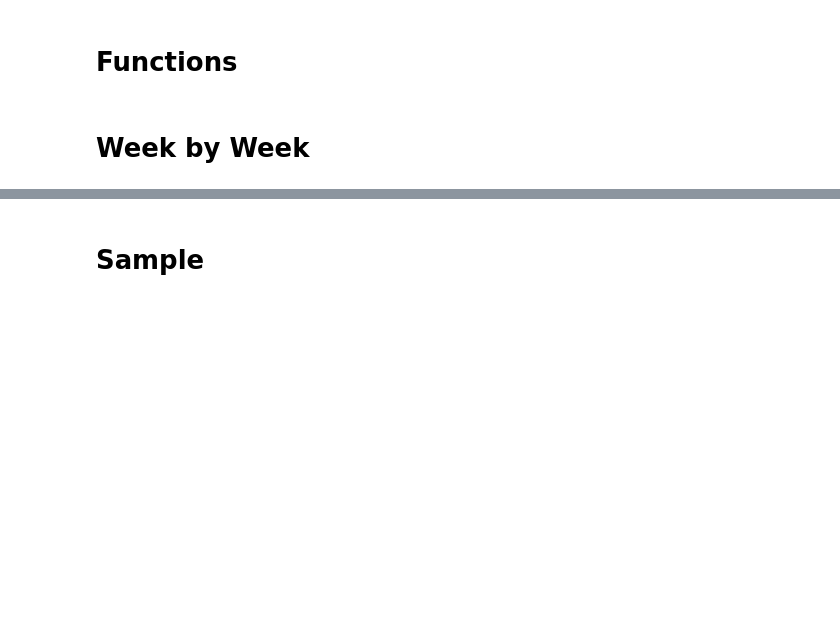
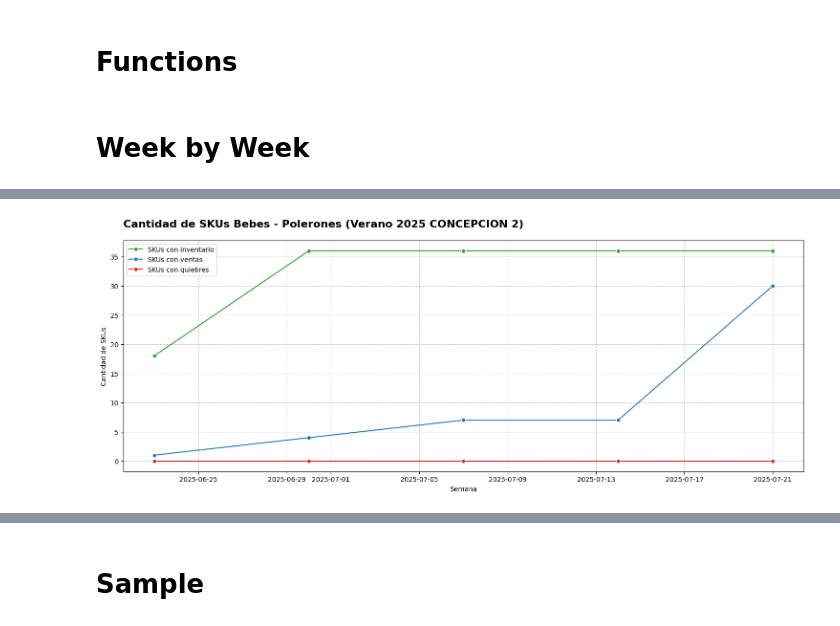
Before and after one commit to bi-retail-tricot/forecast, a Jupyter notebook: notebooks/01_EDA.ipynb, the cells around one changed output, grey strips where cells are left out. Drawn from its saved outputs; the diff is of its cells as text; code cells hidden in the pictures; blank space fills up the shorter version.

```diff
--- a/notebooks/01_EDA.ipynb
+++ b/notebooks/01_EDA.ipynb
@@ -134,8 +220,8 @@ weekly_store_category_season_sku_sales = summarize_weekly_sales(weekly_sales_sam
                                                  grouping_cols=['nombre_temporada', 'ano_temporada','nombre_depto','nombre_linea',
                                                                 'nombre_sucursal','cod_sucursal', 'cod_ano_comercial', 'cod_semana'])
 
-dept = 'Calzado infantil'
-line = 'Zapato informal'
+dept = 'Bebes'
+line = 'Polerones'
 
 weekly_store_category_season_sku_sales_dept = weekly_store_category_season_sku_sales[weekly_store_category_season_sku_sales['nombre_depto'] == dept]
 weekly_store_category_season_sku_sales_dept = weekly_store_category_season_sku_sales_dept[weekly_store_category_season_sku_sales_dept['nombre_linea'] == line]
@@ -160,31 +246,33 @@ sns.lineplot(
     marker='o',
     label='SKUs con ventas',
     color='tab:blue'
 )
 
 sns.lineplot(
     data=weekly_store_category_season_sku_sales_dept,
     x='date',
     y='sku_with_stockout',
     marker='o',
     label='SKUs con quiebres',
     color='tab:red'
 )
 
-plt.title(f'Cantidad de SKUs {dept} ({season_store} {season_year_store} {store_name})',
+plt.title(f'Cantidad de SKUs {dept} - {line} ({season_store} {season_year_store} {store_name})',
           fontsize=16,
           fontweight='bold',
           loc='left',
           pad=20)
 
 plt.xlabel('Semana')
 plt.ylabel('Cantidad de SKUs')
 plt.xticks(rotation=0,
            ha='center',
            fontsize=10)
 
 plt.grid(linestyle='--', alpha=0.7, which='both', axis='both')
 
 plt.legend()
 plt.tight_layout()
 plt.show()
+# %% [output]
+[figure, added]
```
Also changed, not shown: parts of 17 cells of this notebook, 24 other files.
